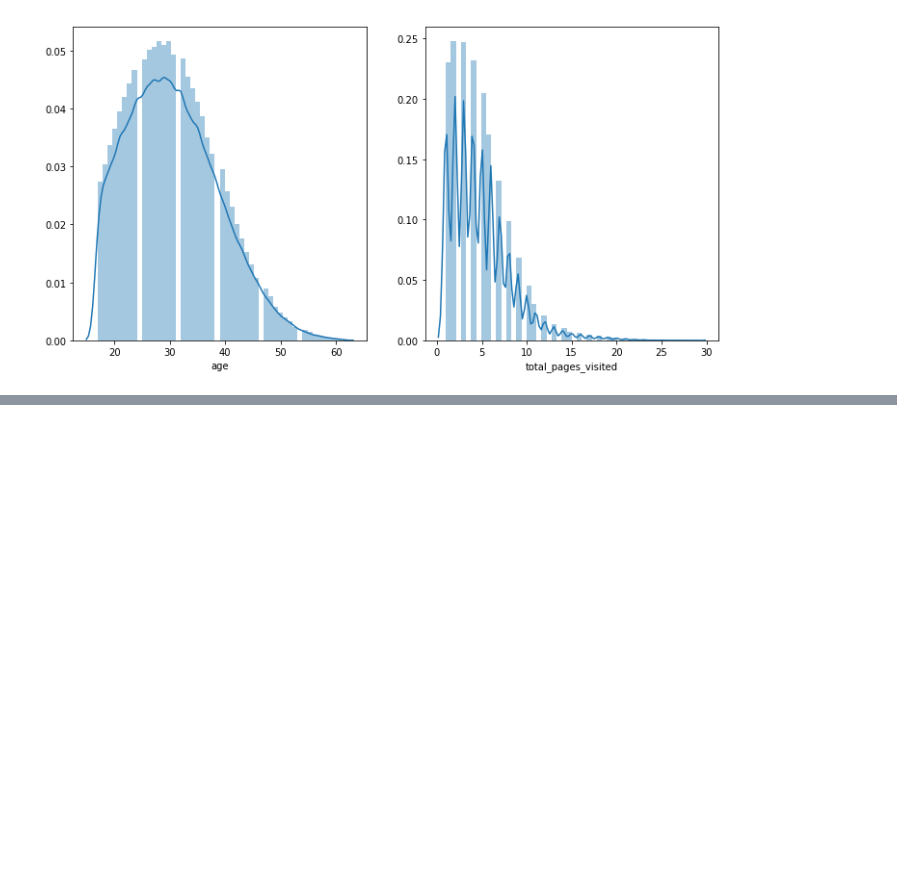
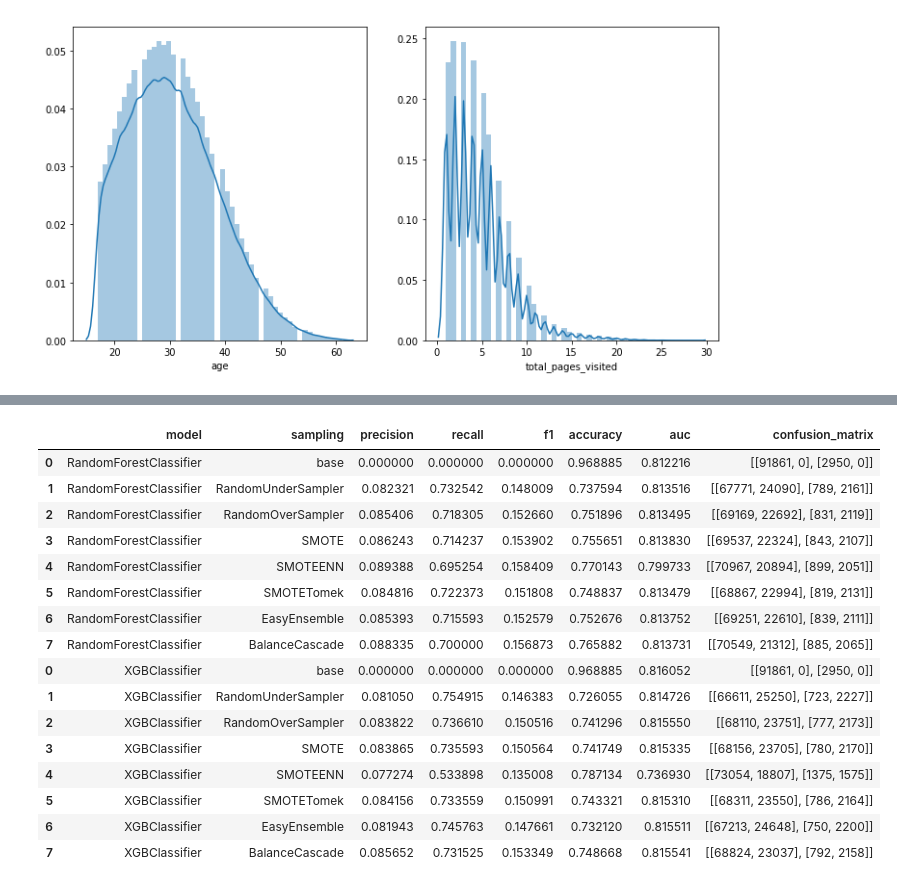
Before and after one commit to rzhou1/ConversionRate, a Jupyter notebook: ConversionRate_sampling.ipynb, the cells around one changed output, grey strips where cells are left out. Saved outputs shown, nothing was run; the diff lists cells and outputs as text; code cells hidden in the pictures; blank space fills up the shorter version.

```diff
--- a/ConversionRate_sampling.ipynb
+++ b/ConversionRate_sampling.ipynb
@@ -272,13 +313,13 @@ data_sampling_t.append(Sampling(SMOTETomek(n_jobs=-1), xt_train, yt_train)) #ove
 ee = EasyEnsemble(random_state=0)  #ensemble sampling
 ee.fit(xt_train, yt_train)
 xt_resampled_ee, yt_resampled_ee = ee.sample(xt_train, yt_train)
-xt_resampled_ee, yt_resampled_ee = xt_resampled_ee.reshape(142740,9), yt_resampled_ee.reshape(142740)
+xt_resampled_ee, yt_resampled_ee = xt_resampled_ee.reshape(144960,9), yt_resampled_ee.reshape(144960)
 data_sampling_t.append(('EasyEnsemble', xt_resampled_ee, yt_resampled_ee))
 
 bc=BalanceCascade(estimator=LogisticRegression(), n_max_subset=10, random_state=0) #ensemble sampling
 bc.fit(xt_train, yt_train)
 xt_resampled_bc, yt_resampled_bc = bc.sample(xt_train, yt_train)
-xt_resampled_bc, yt_resampled_bc = xt_resampled_bc.reshape(142740,9), yt_resampled_bc.reshape(142740)
+xt_resampled_bc, yt_resampled_bc = xt_resampled_bc.reshape(144960,9), yt_resampled_bc.reshape(144960)
 data_sampling_t.append(('BalanceCascade', xt_resampled_bc, yt_resampled_bc))
 
 #modeling
@@ -325,7 +366,6 @@ for s, X, y in data_sampling_t:
                       confusion_matrix(yt_test, y_hat_xgb)))
 
 xgb_scores_t = pd.DataFrame(xgb_scores_t, columns=['model', 'sampling', 'precision', 'recall', 'f1', 'accuracy', 'auc', 'confusion_matrix'])
-xgb_scores_t = xgb_scores_t.reindex(xgb_index)
 
 ##Output scores and feature importance
 
@@ -362,3 +381,31 @@ scores_t
+# %%
+scores_t = pd.concat([rf_scores_t, xgb_scores_t], axis=0)
+
+feature_importance_rf = rfc.feature_importances_/rfc.feature_importances_.max()
+feature_importance_xgb = xgbc.feature_importances_/xgbc.feature_importances_.max()
+feature_importance_t = pd.DataFrame({'feature': xt_train.columns.tolist(), 'RandomForest': feature_importance_rf,
+                                   'XGBoost': feature_importance_xgb}).sort_values('XGBoost', ascending=False)
+
+scores_t
+#feature_importance_t
+# %% [output]
+|  | model | sampling | precision | recall | f1 | accuracy | auc | confusion_matrix |
+| 0 | RandomForestClassifier | base | 0.000000 | 0.000000 | 0.000000 | 0.968885 | 0.812216 | [[91861, 0], [2950, 0]] |
+| 1 | RandomForestClassifier | RandomUnderSampler | 0.082321 | 0.732542 | 0.148009 | 0.737594 | 0.813516 | [[67771, 24090], [789, 2161]] |
+| 2 | RandomForestClassifier | RandomOverSampler | 0.085406 | 0.718305 | 0.152660 | 0.751896 | 0.813495 | [[69169, 22692], [831, 2119]] |
+| 3 | RandomForestClassifier | SMOTE | 0.086243 | 0.714237 | 0.153902 | 0.755651 | 0.813830 | [[69537, 22324], [843, 2107]] |
+| 4 | RandomForestClassifier | SMOTEENN | 0.089388 | 0.695254 | 0.158409 | 0.770143 | 0.799733 | [[70967, 20894], [899, 2051]] |
+| 5 | RandomForestClassifier | SMOTETomek | 0.084816 | 0.722373 | 0.151808 | 0.748837 | 0.813479 | [[68867, 22994], [819, 2131]] |
+| 6 | RandomForestClassifier | EasyEnsemble | 0.085393 | 0.715593 | 0.152579 | 0.752676 | 0.813752 | [[69251, 22610], [839, 2111]] |
+| 7 | RandomForestClassifier | BalanceCascade | 0.088335 | 0.700000 | 0.156873 | 0.765882 | 0.813731 | [[70549, 21312], [885, 2065]] |
+| 0 | XGBClassifier | base | 0.000000 | 0.000000 | 0.000000 | 0.968885 | 0.816052 | [[91861, 0], [2950, 0]] |
+| 1 | XGBClassifier | RandomUnderSampler | 0.081050 | 0.754915 | 0.146383 | 0.726055 | 0.814726 | [[66611, 25250], [723, 2227]] |
+| 2 | XGBClassifier | RandomOverSampler | 0.083822 | 0.736610 | 0.150516 | 0.741296 | 0.815550 | [[68110, 23751], [777, 2173]] |
+| 3 | XGBClassifier | SMOTE | 0.083865 | 0.735593 | 0.150564 | 0.741749 | 0.815335 | [[68156, 23705], [780, 2170]] |
+| 4 | XGBClassifier | SMOTEENN | 0.077274 | 0.533898 | 0.135008 | 0.787134 | 0.736930 | [[73054, 18807], [1375, 1575]] |
+| 5 | XGBClassifier | SMOTETomek | 0.084156 | 0.733559 | 0.150991 | 0.743321 | 0.815310 | [[68311, 23550], [786, 2164]] |
+| 6 | XGBClassifier | EasyEnsemble | 0.081943 | 0.745763 | 0.147661 | 0.732120 | 0.815511 | [[67213, 24648], [750, 2200]] |
+| 7 | XGBClassifier | BalanceCascade | 0.085652 | 0.731525 | 0.153349 | 0.748668 | 0.815541 | [[68824, 23037], [792, 2158]] |
 # %%
 #Summary on part 2 (without total_pages_converted)
 
```
Also changed, not shown: parts of 9 cells of this notebook.
